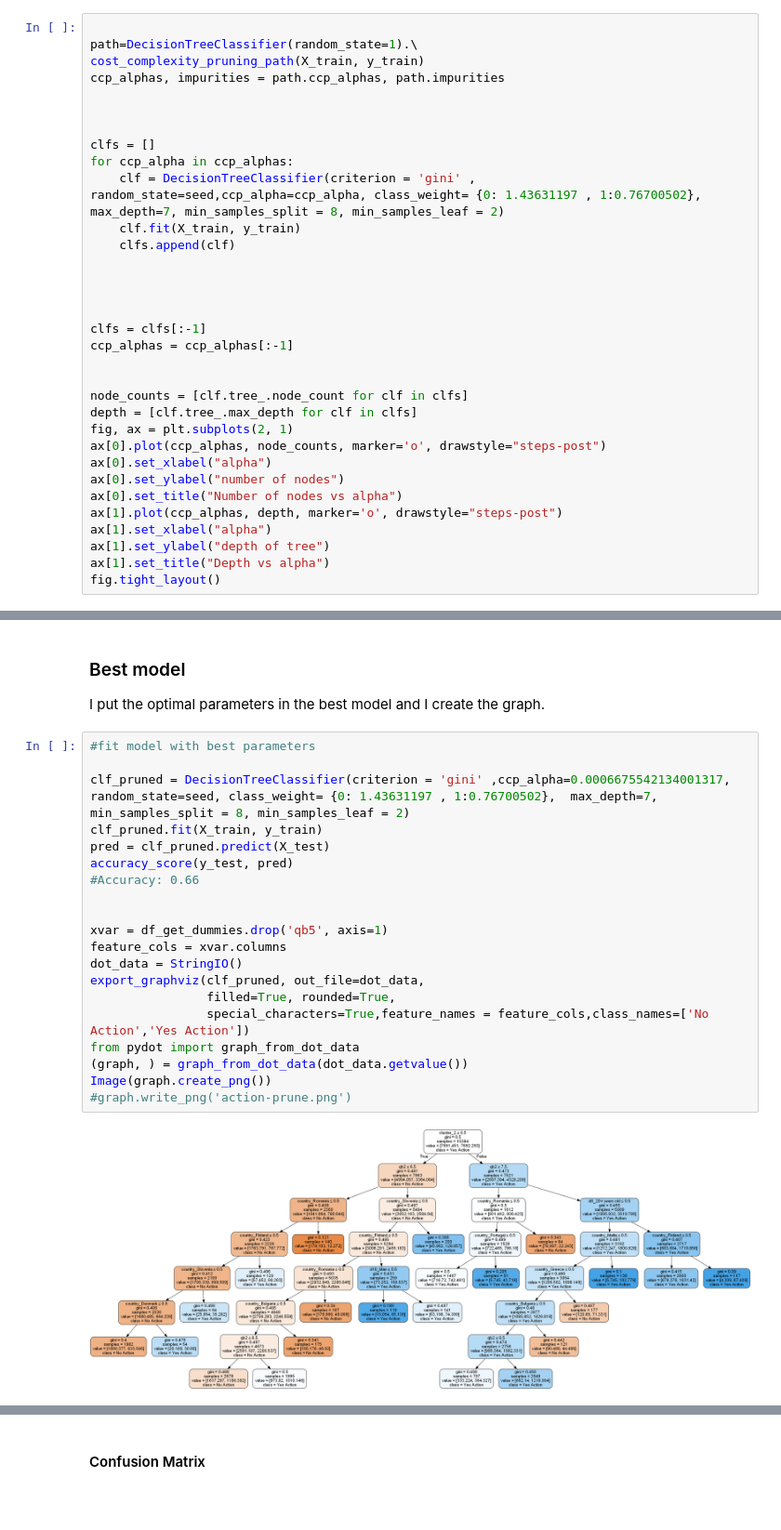
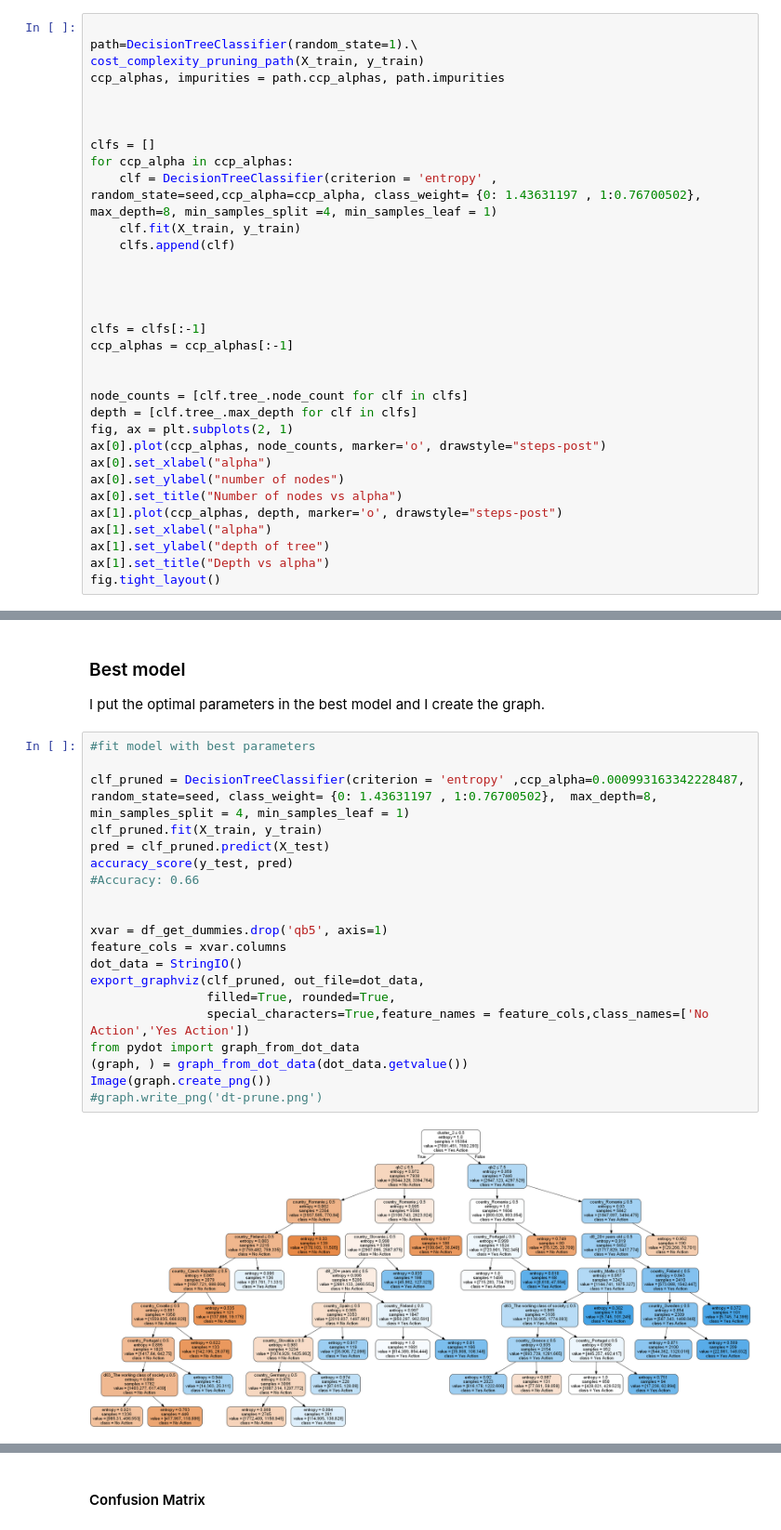
Before and after one commit to claudiagiuspoli/pro-environmental-behaviour, a Jupyter notebook: deciosn tree.ipynb, the cells around one changed output, grey strips where cells are left out. Shown at 93% size. Saved outputs shown, nothing was run; the diff lists cells and outputs as text; blank space fills up the shorter version.

```diff
--- a/deciosn tree.ipynb
+++ b/deciosn tree.ipynb
@@ -176,7 +175,7 @@ ccp_alphas, impurities = path.ccp_alphas, path.impurities
 
 clfs = []
 for ccp_alpha in ccp_alphas:
-    clf = DecisionTreeClassifier(criterion = 'gini' , random_state=seed,ccp_alpha=ccp_alpha, class_weight= {0: 1.43631197 , 1:0.76700502},  max_depth=7, min_samples_split = 8, min_samples_leaf = 2)
+    clf = DecisionTreeClassifier(criterion = 'entropy' , random_state=seed,ccp_alpha=ccp_alpha, class_weight= {0: 1.43631197 , 1:0.76700502},  max_depth=8, min_samples_split =4, min_samples_leaf = 1)
     clf.fit(X_train, y_train)
     clfs.append(clf)
 
@@ -238,25 +237,25 @@ I put the optimal parameters in the best model and I create the graph.
 # %%
 #fit model with best parameters
 
-clf_pruned = DecisionTreeClassifier(criterion = 'gini' ,ccp_alpha=0.0006675542134001317, random_state=seed, class_weight= {0: 1.43631197 , 1:0.76700502},  max_depth=7, min_samples_split = 8, min_samples_leaf = 2)
+clf_pruned = DecisionTreeClassifier(criterion = 'entropy' ,ccp_alpha=0.000993163342228487, random_state=seed, class_weight= {0: 1.43631197 , 1:0.76700502},  max_depth=8, min_samples_split = 4, min_samples_leaf = 1)
 clf_pruned.fit(X_train, y_train)
 pred = clf_pruned.predict(X_test)
 accuracy_score(y_test, pred)
 #Accuracy: 0.66
 
 
 xvar = df_get_dummies.drop('qb5', axis=1)
 feature_cols = xvar.columns
 dot_data = StringIO()
 export_graphviz(clf_pruned, out_file=dot_data,
                 filled=True, rounded=True,
                 special_characters=True,feature_names = feature_cols,class_names=['No Action','Yes Action'])
 from pydot import graph_from_dot_data
 (graph, ) = graph_from_dot_data(dot_data.getvalue())
 Image(graph.create_png())
-#graph.write_png('action-prune.png')
+#graph.write_png('dt-prune.png')
 # %% [output]
-[figure, old version]
+[figure, new version]
 # %%
 print(classification_report(y_test, clf_pruned.predict(X_test)))
 # %% [output]
```
Also changed, not shown: parts of 13 cells of this notebook, 5 other files.
